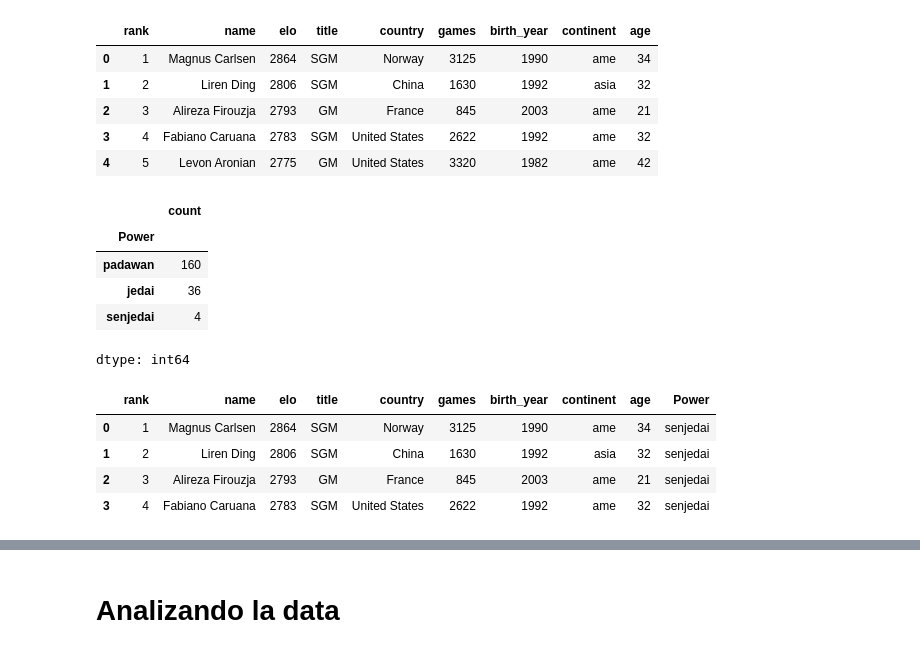
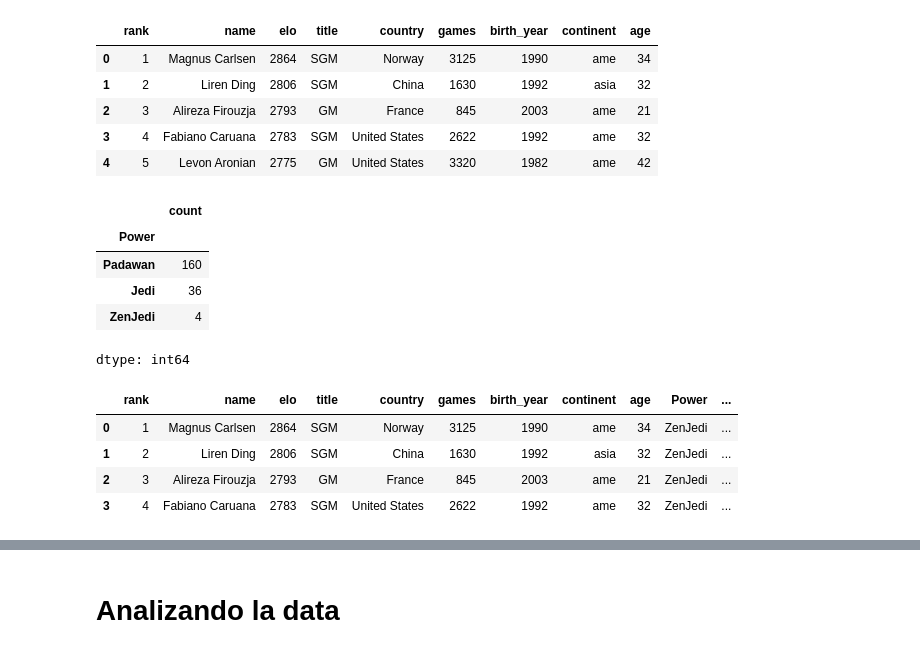
Before and after one commit to mcasber/analisis_chess, a Jupyter notebook: K-means_chess_final.ipynb, the cells around one changed output, grey strips where cells are left out. Saved outputs shown, nothing was run; the diff lists cells and outputs as text; code cells hidden in the pictures.

```diff
--- a/K-means_chess_final.ipynb
+++ b/K-means_chess_final.ipynb
@@ -24,7 +24,7 @@ df.head(5)
 #Categorizar por ELO
 df['Power'] = pd.cut(df['elo'],
                     bins=3, #parametro para la cantidad de categorias
-                    labels=["padawan", "jedai", "senjedai"], #nombres de las categorias
+                    labels=["Padawan", "Jedi", "ZenJedi"], #nombres de las categorias
                     include_lowest=True)#, #que tome el valor mas bajo
                     #retbins=True) #que retorne las categorias
 # %%
@@ -32,16 +32,16 @@ df['Power'].value_counts()
 # %% [output]
 |  | count |
 | Power |  |
-| padawan | 160 |
-| jedai | 36 |
-| senjedai | 4 |
+| Padawan | 160 |
+| Jedi | 36 |
+| ZenJedi | 4 |
 dtype: int64
 # %%
-df_senjedai=df[df.Power == 'senjedai']
+df_senjedai=df[df.Power == 'ZenJedi']
 df_senjedai
 # %% [output]
-|  | rank | name | elo | title | country | games | birth_year | continent | age | Power |
-| 0 | 1 | Magnus Carlsen | 2864 | SGM | Norway | 3125 | 1990 | ame | 34 | senjedai |
-| 1 | 2 | Liren Ding | 2806 | SGM | China | 1630 | 1992 | asia | 32 | senjedai |
-| 2 | 3 | Alireza Firouzja | 2793 | GM | France | 845 | 2003 | ame | 21 | senjedai |
-| 3 | 4 | Fabiano Caruana | 2783 | SGM | United States | 2622 | 1992 | ame | 32 | senjedai |
+|  | rank | name | elo | title | country | games | birth_year | continent | age | Power | ... |
+| 0 | 1 | Magnus Carlsen | 2864 | SGM | Norway | 3125 | 1990 | ame | 34 | ZenJedi | ... |
+| 1 | 2 | Liren Ding | 2806 | SGM | China | 1630 | 1992 | asia | 32 | ZenJedi | ... |
+| 2 | 3 | Alireza Firouzja | 2793 | GM | France | 845 | 2003 | ame | 21 | ZenJedi | ... |
+| 3 | 4 | Fabiano Caruana | 2783 | SGM | United States | 2622 | 1992 | ame | 32 | ZenJedi | ... |
```
Also changed, not shown: parts of 9 cells of this notebook.
